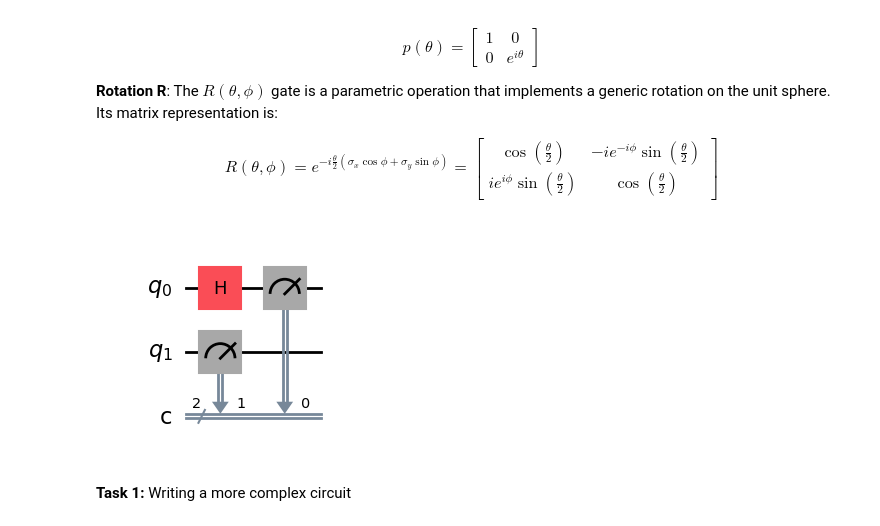
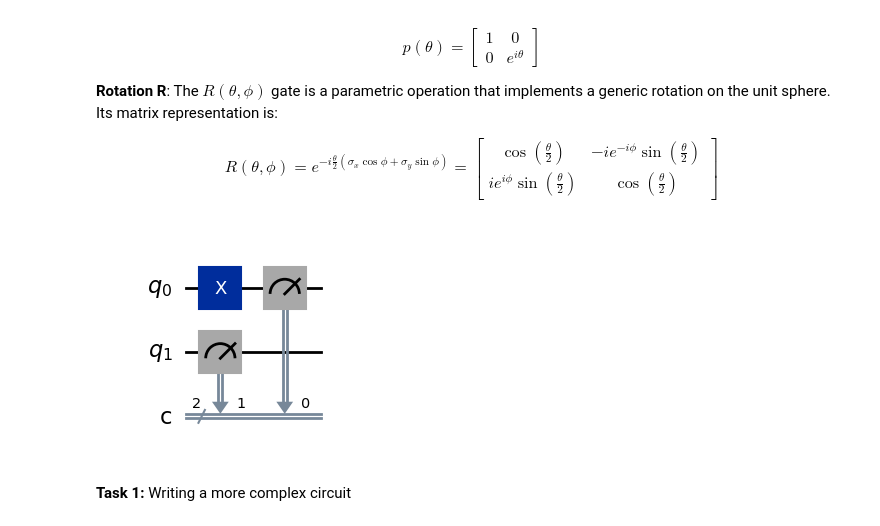
Before and after one commit to mwauters92/TIQIT_tutorial, a Jupyter notebook: Hands_on_01.ipynb, the cells around one changed output. Drawn from its saved outputs; the diff is of its cells as text; code cells hidden in the pictures.

```diff
--- a/Hands_on_01.ipynb
+++ b/Hands_on_01.ipynb
@@ -98,11 +98,11 @@ $$
 # %%
 # Create quantum circuit with 2 qubits and 2 classical bits:
 qc = QuantumCircuit(2, 2)
-qc.h([0])  # Perform X-gates on qubits 0
+qc.x([0])  # Perform X-gates on qubits 0
 qc.measure([0,1], [0,1])
 qc.draw('mpl');
 # %% [output]
-[figure, old version]
+[figure, new version]
 # %% [markdown]
 **Task 1:** Writing a more complex circuit
 # %% [markdown]
```
Also changed, not shown: parts of 21 cells of this notebook.
